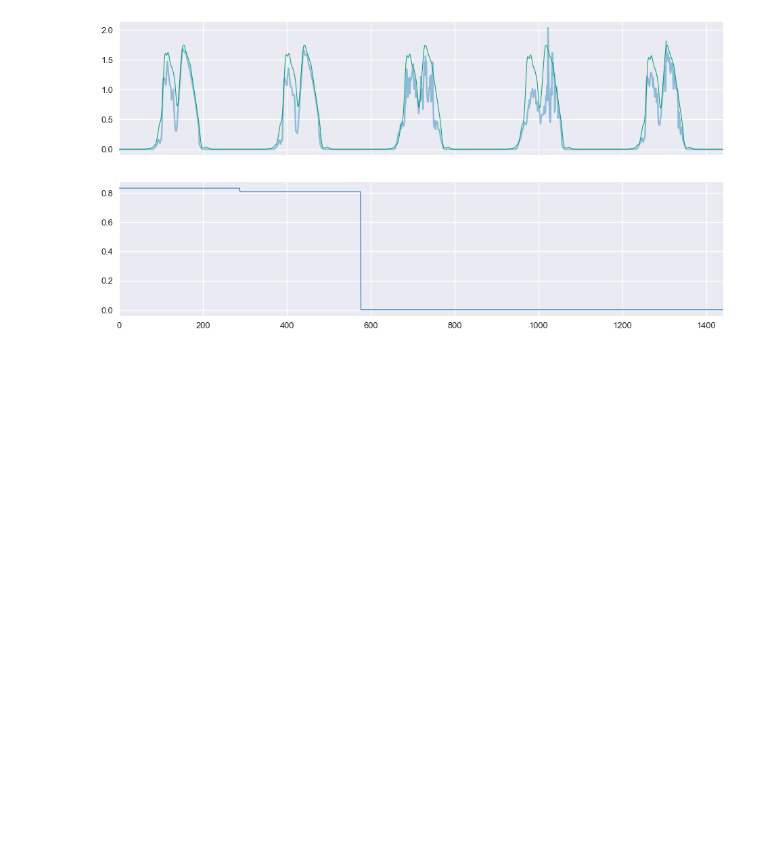
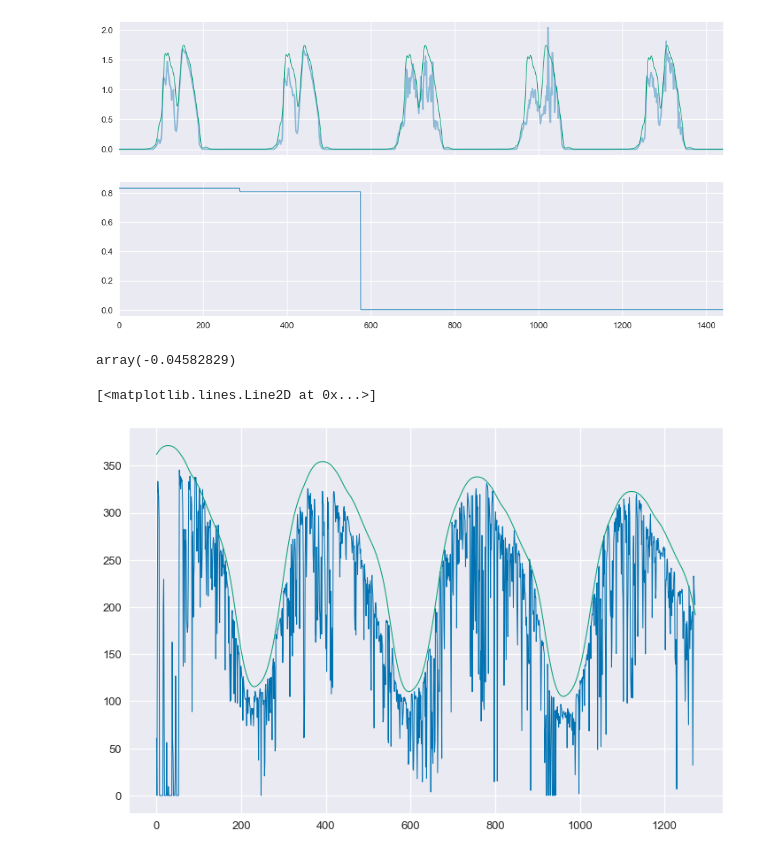
Before and after one commit to slacgismo/StatisticalClearSky, a Jupyter notebook: notebooks/Example_02.ipynb, the cells around one changed output. Saved outputs shown, nothing was run; the diff lists cells and outputs as text; code cells hidden in the pictures; blank space fills up the shorter version.

```diff
--- a/notebooks/Example_02.ipynb
+++ b/notebooks/Example_02.ipynb
@@ -176,3 +181,14 @@ ax[1].set_xlim(0, 288*(D2-D1))
 # %% [output]
 (0, 1440)
 [figure]
+# %%
+ics.beta.value
+# %% [output]
+array(-0.04582829)
+# %%
+plt.figure(figsize=(12,8))
+plt.plot(np.sum(D, axis=0), linewidth=1)
+plt.plot(ics.R_cs.value[0] * np.sum(ics.L_cs.value[:, 0]), linewidth=1)
+# %% [output]
+[<matplotlib.lines.Line2D at 0x...>]
+[figure, added]
```
Also changed, not shown: parts of 19 cells of this notebook, 7 other files.
